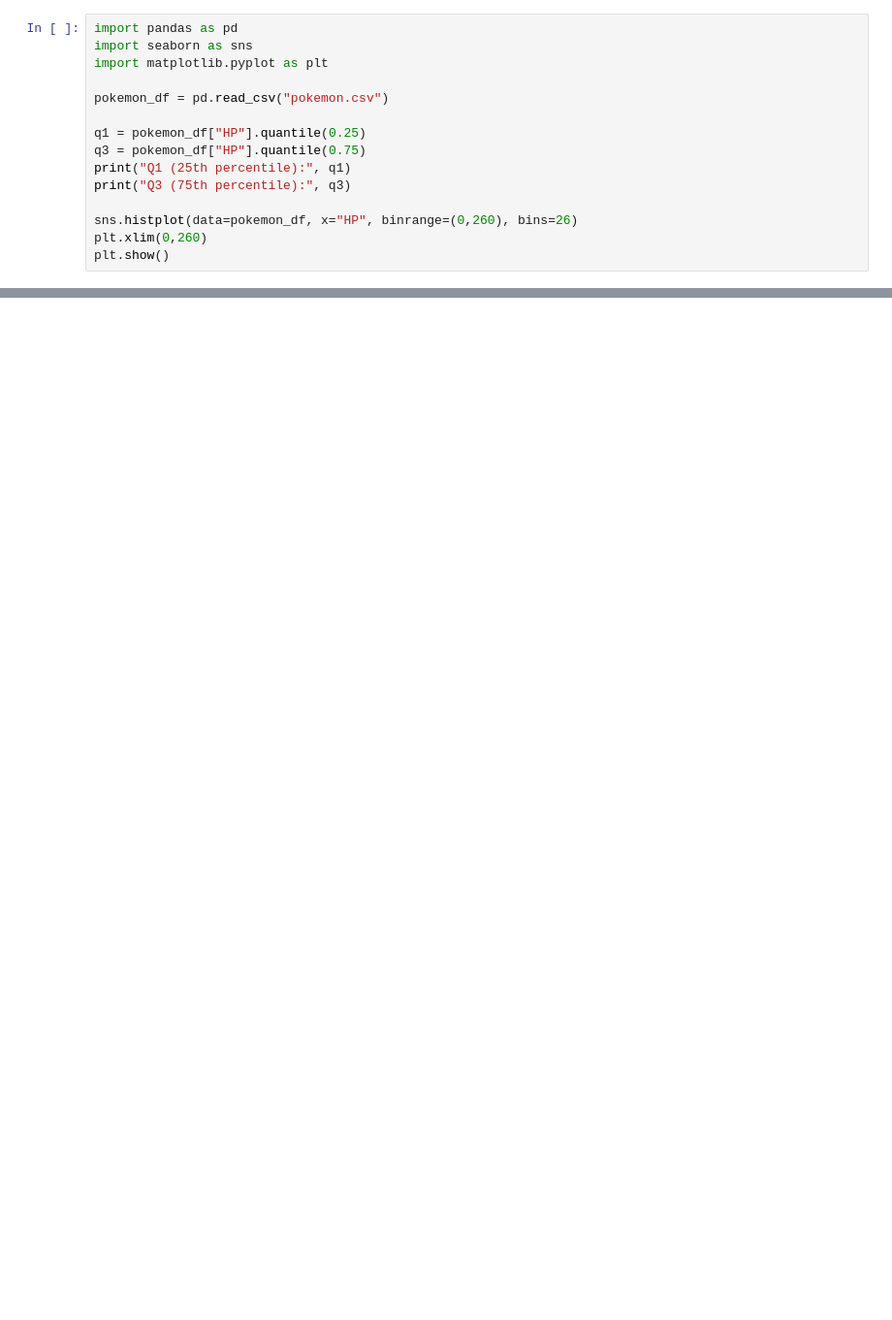
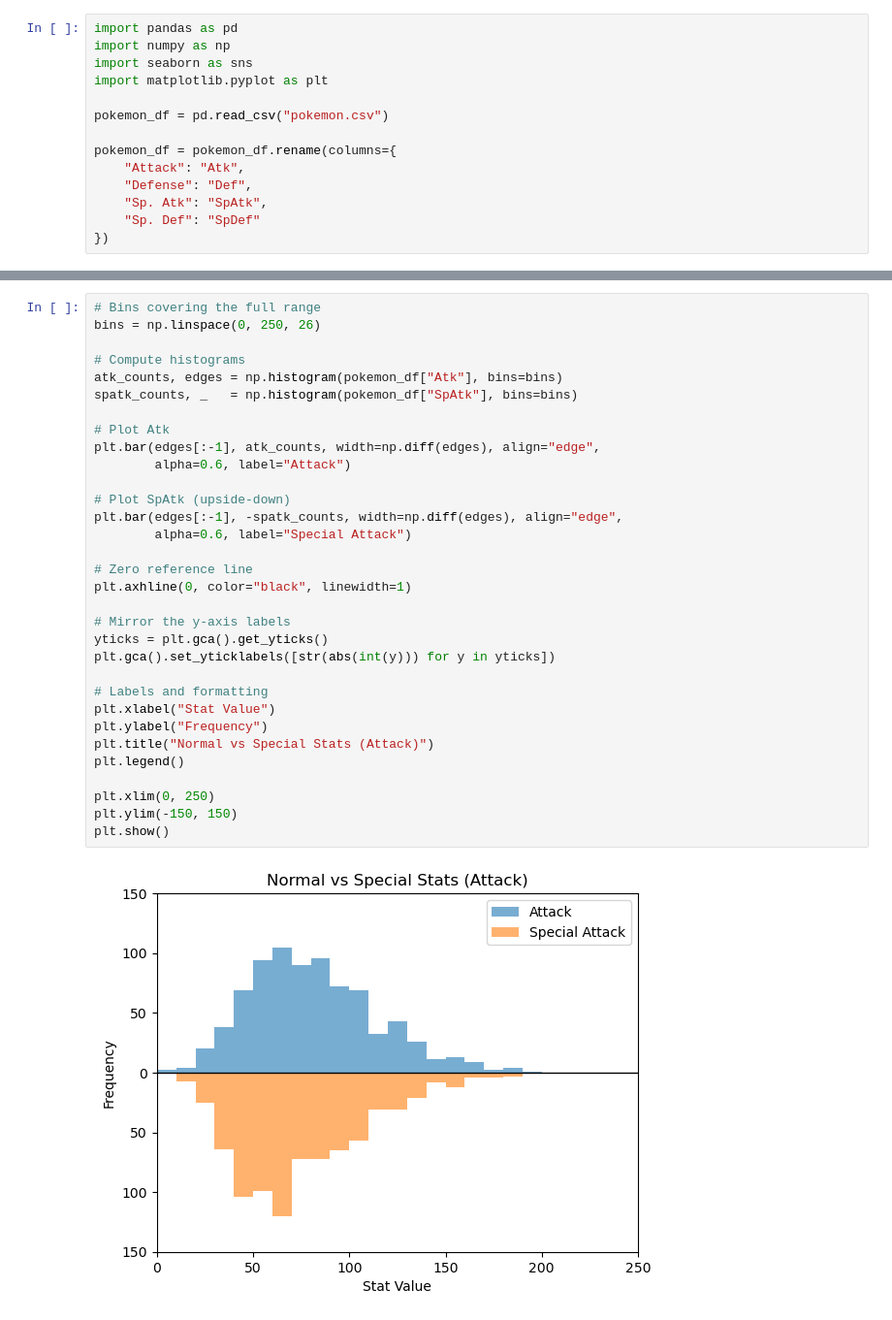
Before and after one commit to EthanCarter-ccic/AI, a Jupyter notebook: Semester 1/Pokemon/Pokemon.ipynb, the cells around one changed output, grey strips where cells are left out. Shown: that part at 97% size. Cells and saved outputs as stored; diff of their text form; blank space fills up the shorter version.

```diff
--- a/Semester 1/Pokemon/Pokemon.ipynb
+++ b/Semester 1/Pokemon/Pokemon.ipynb
@@ -13,15 +13,14 @@
 # %%
 import pandas as pd
+import numpy as np
 import seaborn as sns
 import matplotlib.pyplot as plt
 
 pokemon_df = pd.read_csv("pokemon.csv")
 
-q1 = pokemon_df["HP"].quantile(0.25)
-q3 = pokemon_df["HP"].quantile(0.75)
-print("Q1 (25th percentile):", q1)
-print("Q3 (75th percentile):", q3)
-
-sns.histplot(data=pokemon_df, x="HP", binrange=(0,260), bins=26)
-plt.xlim(0,260)
-plt.show()
+pokemon_df = pokemon_df.rename(columns={
+    "Attack": "Atk",
+    "Defense": "Def",
+    "Sp. Atk": "SpAtk",
+    "Sp. Def": "SpDef"
+})
@@ -31,0 +90,34 @@ Q3 (75th percentile): 80.0
+# %%
+# Bins covering the full range
+bins = np.linspace(0, 250, 26)
+
+# Compute histograms
+atk_counts, edges = np.histogram(pokemon_df["Atk"], bins=bins)
+spatk_counts, _   = np.histogram(pokemon_df["SpAtk"], bins=bins)
+
+# Plot Atk
+plt.bar(edges[:-1], atk_counts, width=np.diff(edges), align="edge",
+        alpha=0.6, label="Attack")
+
+# Plot SpAtk (upside-down)
+plt.bar(edges[:-1], -spatk_counts, width=np.diff(edges), align="edge",
+        alpha=0.6, label="Special Attack")
+
+# Zero reference line
+plt.axhline(0, color="black", linewidth=1)
+
+# Mirror the y-axis labels
+yticks = plt.gca().get_yticks()
+plt.gca().set_yticklabels([str(abs(int(y))) for y in yticks])
+
+# Labels and formatting
+plt.xlabel("Stat Value")
+plt.ylabel("Frequency")
+plt.title("Normal vs Special Stats (Attack)")
+plt.legend()
+
+plt.xlim(0, 250)
+plt.ylim(-150, 150)
+plt.show()
+# %% [output]
+[figure, added]
```
Also changed, not shown: parts of 12 cells of this notebook.
